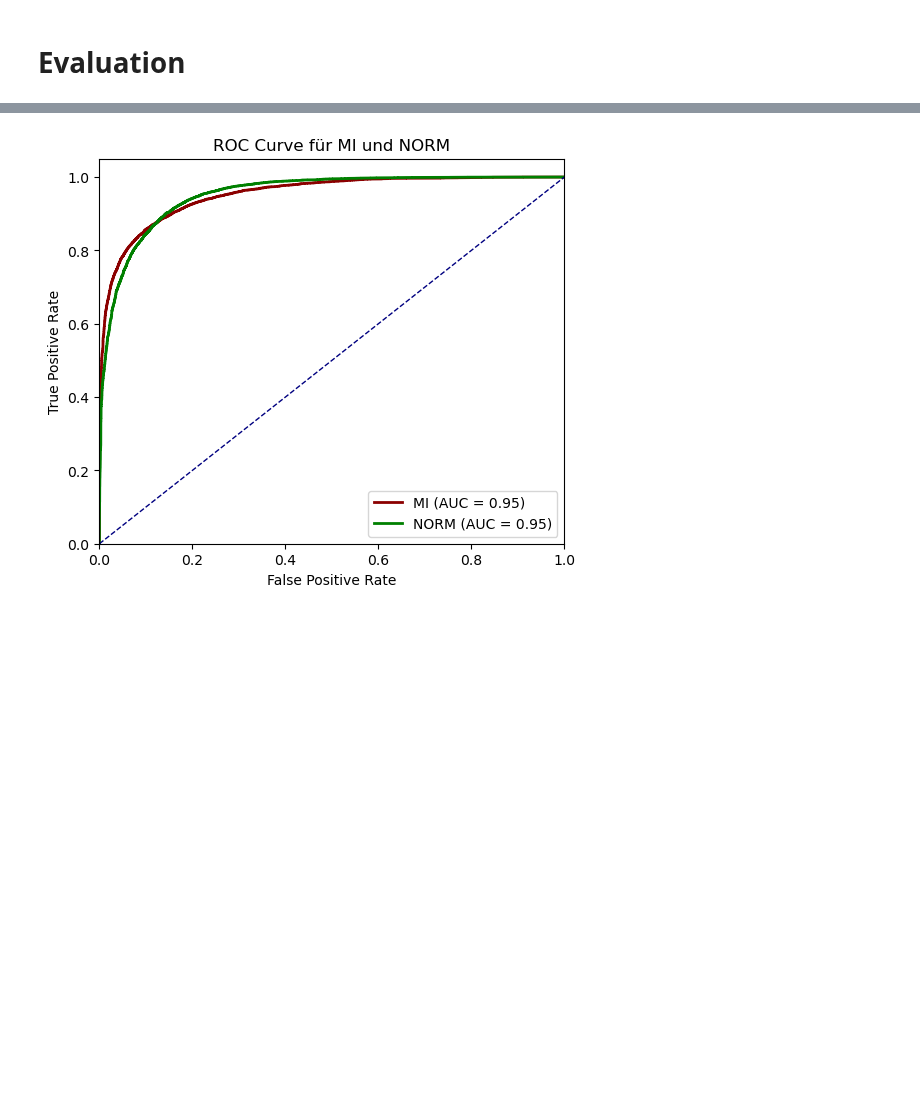
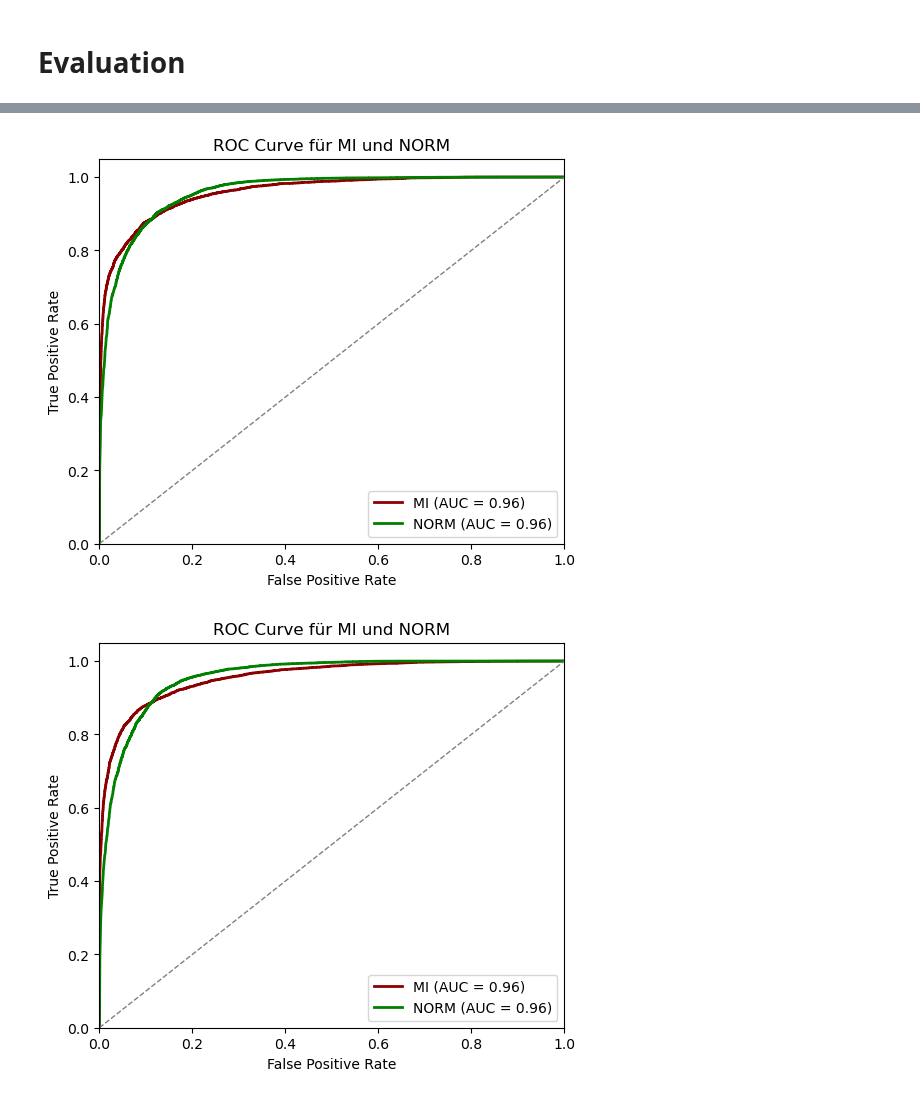
Before and after one commit to AliceKitchkin/ECG_xAI, a Jupyter notebook: notebooks/02_model_training.ipynb, the cells around one changed output, grey strips where cells are left out. Cells and saved outputs as stored; diff of their text form; code cells hidden in the pictures; blank space fills up the shorter version.

```diff
--- a/notebooks/02_model_training.ipynb
+++ b/notebooks/02_model_training.ipynb
@@ -89,4 +88,5 @@ optimizer = optim.SGD(model.parameters(), lr=0.001, momentum=0.9, weight_decay=1
 # Learning Rate Scheduler
 scheduler = torch.optim.lr_scheduler.ReduceLROnPlateau(optimizer, mode='min', factor=0.5, patience=2)
 # %%
-criterion = ModelTrainer.create_weighted_criterion(y_train, class_names=CLASS_NAMES, weight_factor=0.75)
+criterion = ModelTrainer.create_weighted_criterion(y_train, class_names=CLASS_NAMES, weight_factor=0.8)
+print("Weights for loss function:", criterion.weight)
@@ -139,7 +141,7 @@ trainer = ModelTrainer(
 )
 # %%
 # thresholds = [0.2, 0.8] # MI, NORM
-epochs_to_train = 10 # first epoch starting from 0
+epochs_to_train = 15 # first epoch starting from 0
 # %%
 trainer.train(
     start_epoch=0,
@@ -491,25 +496,7 @@ plt.show()
 # %%
-from sklearn.metrics import roc_curve, auc
-import matplotlib.pyplot as plt
-
-# ROC für MI (Klasse 0)
-fpr_mi, tpr_mi, _ = roc_curve(y_true_test, y_probs_test[:, 0], pos_label=0)
-auc_mi = auc(fpr_mi, tpr_mi)
-
-# ROC für NORM (Klasse 1)
-fpr_norm, tpr_norm, _ = roc_curve(y_true_test, y_probs_test[:, 1], pos_label=1)
-auc_norm = auc(fpr_norm, tpr_norm)
-
-plt.figure(figsize=(6, 5))
-plt.plot(fpr_mi, tpr_mi, color='darkred', lw=2, label=f'MI (AUC = {auc_mi:.2f})')
-plt.plot(fpr_norm, tpr_norm, color='green', lw=2, label=f'NORM (AUC = {auc_norm:.2f})')
-plt.plot([0, 1], [0, 1], color='navy', lw=1, linestyle='--')
-plt.xlim([0.0, 1.0])
-plt.ylim([0.0, 1.05])
-plt.xlabel('False Positive Rate')
-plt.ylabel('True Positive Rate')
-plt.title('ROC Curve für MI und NORM')
-plt.legend(loc="lower right")
-plt.show()
+# AUC-ROC misst die Trennschärfe des Modells über alle Schwellenwerte und ist robust gegenüber Klassenungleichgewicht
+ModelEvaluation.plot_roc(y_true_val, y_probs_val, "Validation", figsize=(6, 5))
+ModelEvaluation.plot_roc(y_true_test, y_probs_test, "Test", figsize=(6, 5))
 # %% [output]
-[figure, old version]
+[figure, new version]
+[figure, added]
```
Also changed, not shown: parts of 16 cells of this notebook, 1 other file.
